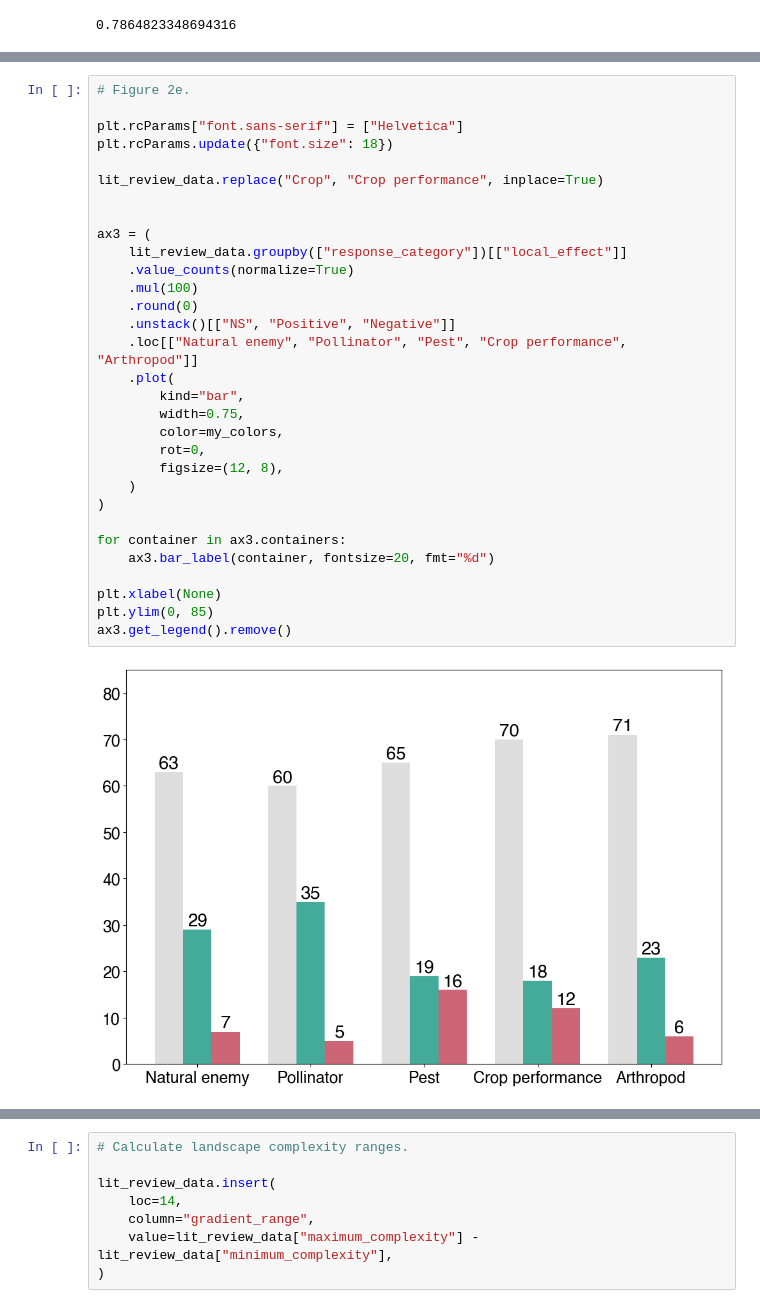
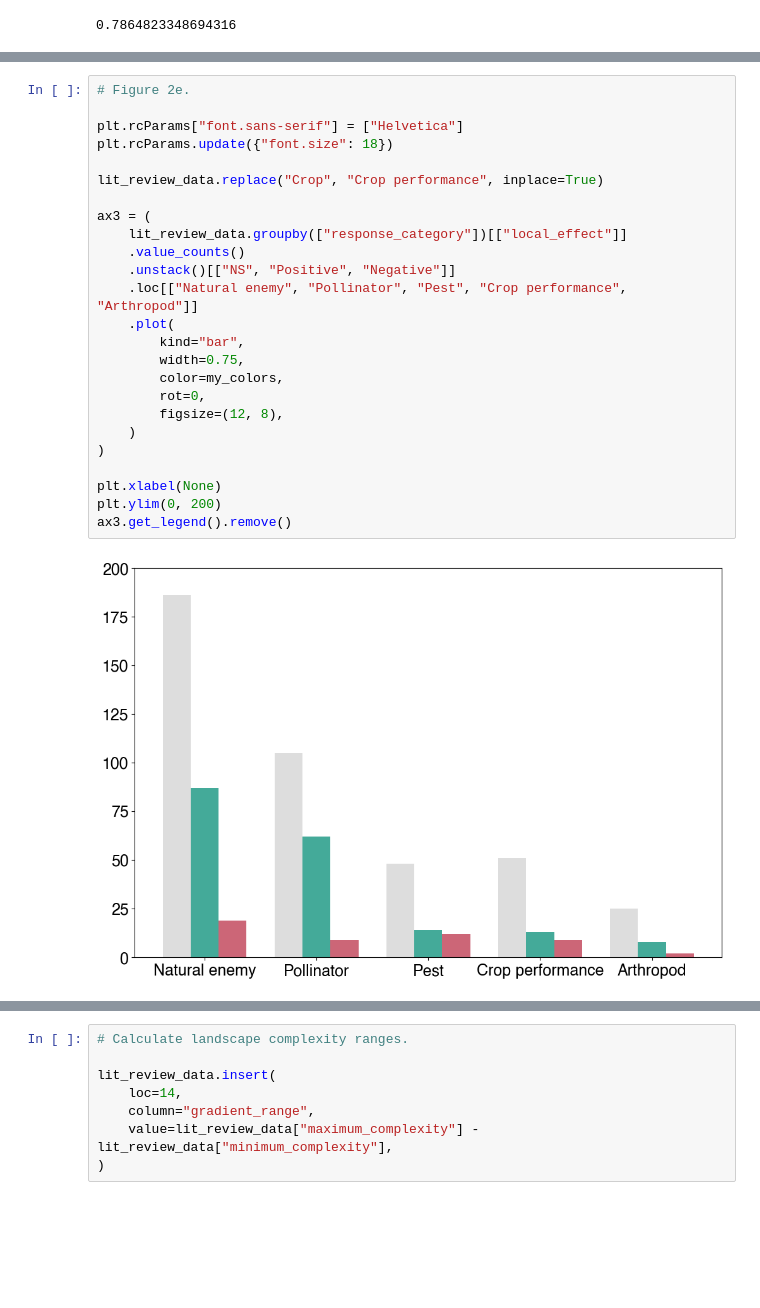
Before and after one commit to chloecho31/cornell, a Jupyter notebook: Literature_Review/Dryad Submission/lit_review_analysis_general.ipynb, the cells around one changed output, grey strips where cells are left out. Cells and saved outputs as stored; diff of their text form; blank space fills up the shorter version.

```diff
--- a/Literature_Review/Dryad Submission/lit_review_analysis_general.ipynb
+++ b/Literature_Review/Dryad Submission/lit_review_analysis_general.ipynb
@@ -726,36 +807,30 @@ strategy_landscape_effect
 # %%
 # Figure 2e.
 
 plt.rcParams["font.sans-serif"] = ["Helvetica"]
 plt.rcParams.update({"font.size": 18})
 
 lit_review_data.replace("Crop", "Crop performance", inplace=True)
 
-
 ax3 = (
     lit_review_data.groupby(["response_category"])[["local_effect"]]
-    .value_counts(normalize=True)
-    .mul(100)
-    .round(0)
+    .value_counts()
     .unstack()[["NS", "Positive", "Negative"]]
     .loc[["Natural enemy", "Pollinator", "Pest", "Crop performance", "Arthropod"]]
     .plot(
         kind="bar",
         width=0.75,
         color=my_colors,
         rot=0,
         figsize=(12, 8),
     )
 )
 
-for container in ax3.containers:
-    ax3.bar_label(container, fontsize=20, fmt="%d")
-
 plt.xlabel(None)
-plt.ylim(0, 85)
+plt.ylim(0, 200)
 ax3.get_legend().remove()
 # %% [output]
-[figure, old version]
+[figure, new version]
 # %%
 response_local_effect = (
     lit_review_data.groupby(["response_category"])[["local_effect"]]
```
Also changed, not shown: parts of 94 cells of this notebook, 16 other files.
